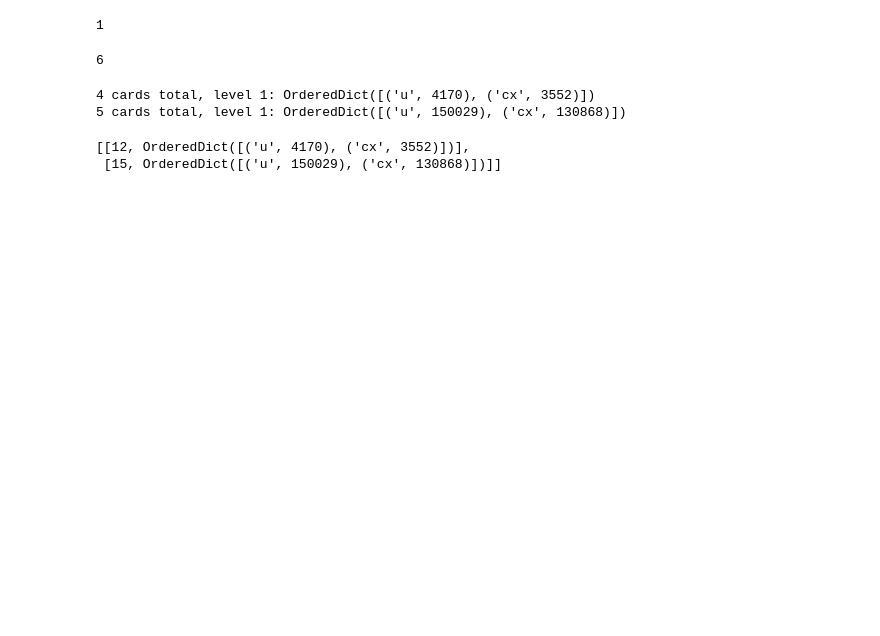
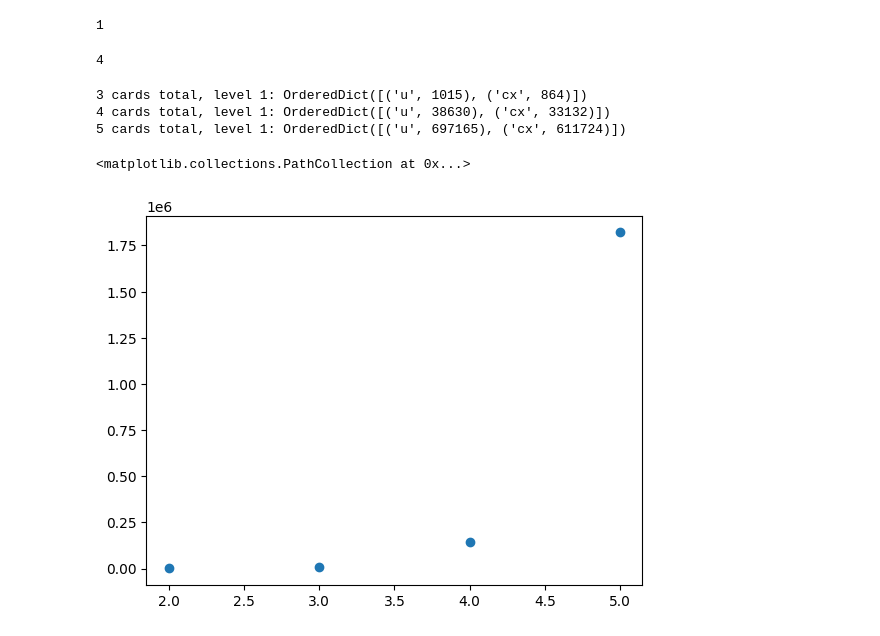
Before and after one commit to gabrielmaresch/quantum_1, a Jupyter notebook: src/qc_new_with_gatecount.ipynb, the cells around one changed output. Cells and saved outputs as stored; diff of their text form; code cells hidden in the pictures; blank space fills up the shorter version.

Commit message:
benchmark for 2-1 cards

```diff
--- a/src/qc_new_with_gatecount.ipynb
+++ b/src/qc_new_with_gatecount.ipynb
@@ -104,7 +104,7 @@ get_fulltree(test_k_out_n(2,4),4).show(attr_list=['p'])
         └── 111 [p=0.5]
 # %%
 
-def valid_cards_2players(card_tupel, cards_in_hand=2, total_number_of_cards = 4, report = False):
+def valid_cards_2players(card_tupel, cards_in_player_hands=[2,2], total_number_of_cards = 4, report = False):
     # cards ordered descending (highest card first), no trump cards
 
     ### states:
@@ -113,11 +113,11 @@ def valid_cards_2players(card_tupel, cards_in_hand=2, total_number_of_cards = 4,
     # 11i stack of player
     # 100 not distributed
 
-    assert cards_in_hand*2 <= total_number_of_cards
+    assert sum(cards_in_player_hands) <= total_number_of_cards
     c = total_number_of_cards #total number of cards
     s = 3 #number of playerstate-bits
     n =  c*s #length of tupel
-    assert len(card_tupel) == n
+    #assert len(card_tupel) == n
 
 
     eval_op = 0
@@ -135,7 +135,7 @@ def valid_cards_2players(card_tupel, cards_in_hand=2, total_number_of_cards = 4,
         elif card == '100':
             check[0] += 1
 
-    condition = (check[1] == cards_in_hand) and (check[2] == cards_in_hand)
+    condition = (check[1] == cards_in_player_hands[0]) and (check[2] == cards_in_player_hands[1])
 
      #nur ein beispiel
 
@@ -215,31 +215,31 @@ display(plot_histogram(statistics))
 # %%
 
-def make_bool_from_valid_cards_2players(n ,N):
+def make_bool_from_valid_cards_2players(cards ,N):
     def f(tupel):
         card_tupel = ''
         for i in range(len(tupel)):
             card_tupel += str(tupel[i])
         #print(card_tupel)
-        return valid_cards_2players(card_tupel, cards_in_hand=n, total_number_of_cards=N )
+        return valid_cards_2players(card_tupel, cards_in_player_hands=cards, total_number_of_cards=N )
 
     return f
 
 s = '000001000001'
 t = [int(b) for b in s]
-f = make_bool_from_valid_cards_2players(2,4)
+f = make_bool_from_valid_cards_2players([2,1],3)
 f(t)
 # %% [output]
 1
 # %%
 start_sp = []
-for N in range(4,10):
-    f = make_bool_from_valid_cards_2players(2,N)
+for N in range(3,7):
+    f = make_bool_from_valid_cards_2players([2,1],N)
     num_qubits = 3*N
     start_sp.append([f,num_qubits])
 
 len(start_sp)
 # %% [output]
-6
+4
 # %%
 from qiskit import transpile
 cnot_count = []
@@ -261,15 +261,20 @@ for instance in start_sp:
 
     count = qc_basic.count_ops()
     print(f"{N//3} cards total, level {level}:", count)
-    cnot_count.append([N, count])
+    cnot_count.append([N, count['cx']])
 # %% [output]
-4 cards total, level 1: OrderedDict([('u', 4170), ('cx', 3552)])
-5 cards total, level 1: OrderedDict([('u', 150029), ('cx', 130868)])
+3 cards total, level 1: OrderedDict([('u', 1015), ('cx', 864)])
+4 cards total, level 1: OrderedDict([('u', 38630), ('cx', 33132)])
+5 cards total, level 1: OrderedDict([('u', 697165), ('cx', 611724)])
 # %%
-cnot_count
+import matplotlib.pyplot as plt
+x = cnot_count[:,0]
+y = cnot_count[:,1]
+print(cnot_count, x)
+plt.scatter(x,y)
 # %% [output]
-[[12, OrderedDict([('u', 4170), ('cx', 3552)])],
- [15, OrderedDict([('u', 150029), ('cx', 130868)])]]
+<matplotlib.collections.PathCollection at 0x...>
+[figure, added]
 # %%
 qc.measure(range(N), range(N))
 #qc.draw()
```
Also changed, not shown: parts of 2 cells of this notebook.
